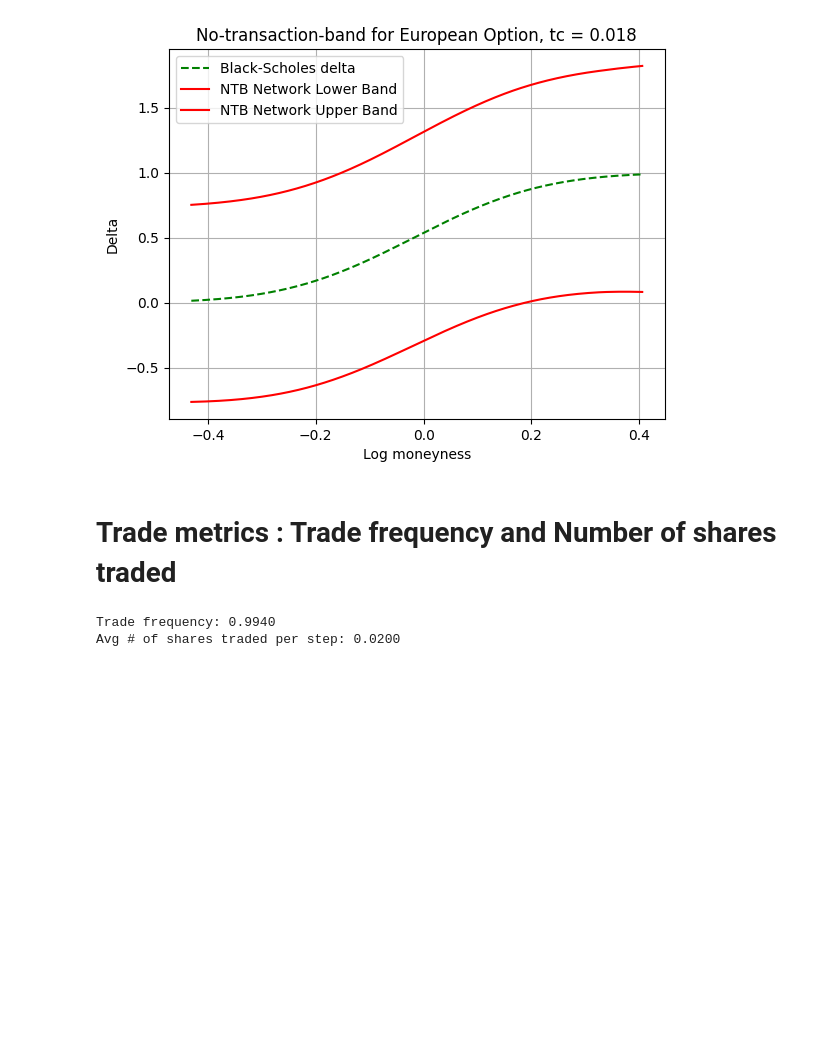
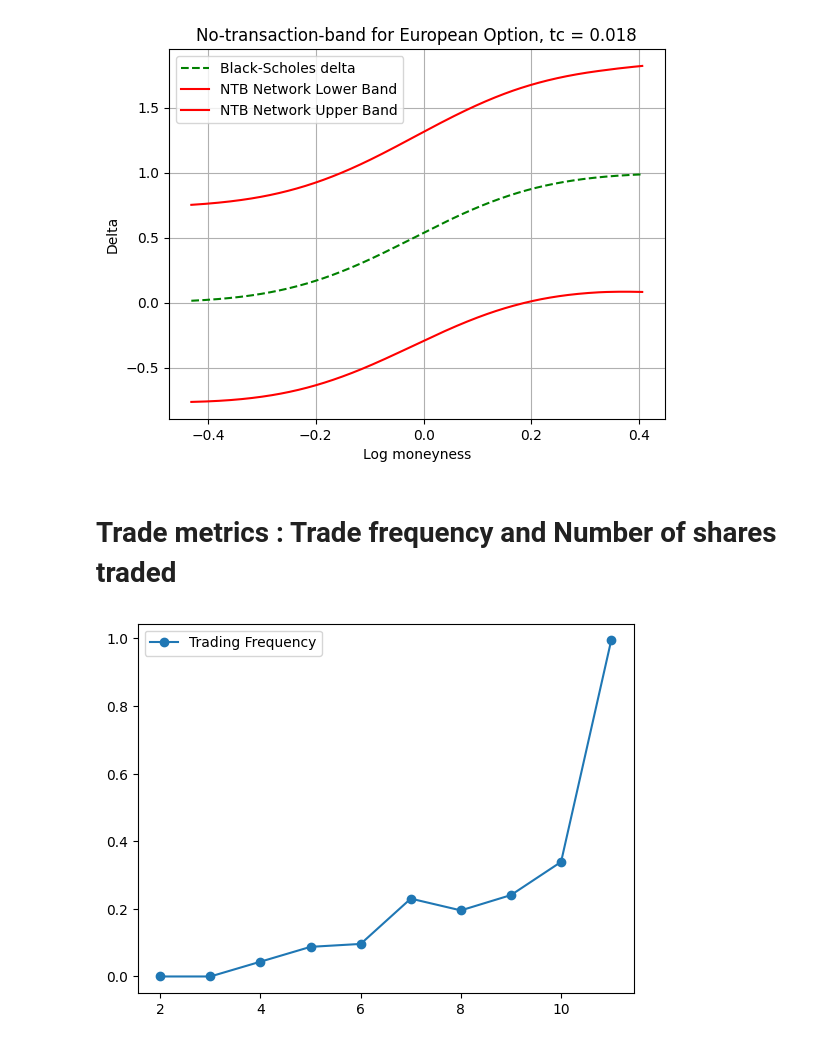
Before and after one commit to JulesArzel/Deep_Hedging_v2, a Jupyter notebook: Deep Reinforcement Learning Approach/Main_Deep_RL_pfhedge.ipynb, the cells around one changed output. Cells and saved outputs as stored; diff of their text form; code cells hidden in the pictures; blank space fills up the shorter version.

Commit message:
plots trading frequency + avg shares

```diff
--- a/Deep Reinforcement Learning Approach/Main_Deep_RL_pfhedge.ipynb
+++ b/Deep Reinforcement Learning Approach/Main_Deep_RL_pfhedge.ipynb
@@ -347,16 +347,49 @@ def compute_avg_num_shares_traded_pfhedge(hedge: torch.Tensor) -> float:
     total_traded = hedge_diff.abs().sum().item()
     total_steps = hedge_diff.numel()
     return total_traded / total_steps
-# %%
-derivative.simulate(n_paths = 1000)
-hedge = hedger_NTBN_0.compute_hedge(derivative)
-hedge = hedge.squeeze(1)  # Now shape is (1000, 251)
-
-trade_freq = compute_trade_frequency_pfhedge(hedge)
-avg_shares = compute_avg_num_shares_traded_pfhedge(hedge)
-
-print(f"Trade frequency: {trade_freq:.4f}")
-print(f"Avg # of shares traded per step: {avg_shares:.4f}")
-# %% [output]
-Trade frequency: 0.9940
-Avg # of shares traded per step: 0.0200
+# %%
+derivative.simulate(n_paths = 1000)
+derivative_2.simulate(n_paths = 1000)
+derivative_3.simulate(n_paths = 1000)
+derivative_4.simulate(n_paths = 1000)
+derivative_5.simulate(n_paths = 1000)
+derivative_6.simulate(n_paths = 1000)
+derivative_7.simulate(n_paths = 1000)
+derivative_8.simulate(n_paths = 1000)
+derivative_9.simulate(n_paths = 1000)
+derivative_10.simulate(n_paths = 1000)
+hedge = hedger_NTBN_0.compute_hedge(derivative)
+hedge = hedge.squeeze(1)  # Now shape is (1000, 251)
+hedge2 = hedger_NTBN_2.compute_hedge(derivative_2)
+hedge2 = hedge2.squeeze(1)  # Now shape is (1000, 251)
+hedge3 = hedger_NTBN_3.compute_hedge(derivative_3)
+hedge3 = hedge3.squeeze(1)  # Now shape is (1000, 251)
+hedge4 = hedger_NTBN_4.compute_hedge(derivative_4)
+hedge4 = hedge4.squeeze(1)  # Now shape is (1000, 251)
+hedge5 = hedger_NTBN_5.compute_hedge(derivative_5)
+hedge5 = hedge5.squeeze(1)  # Now shape is (1000, 251)
+hedge6 = hedger_NTBN_6.compute_hedge(derivative_6)
+hedge6 = hedge6.squeeze(1)  # Now shape is (1000, 251)
+hedge7 = hedger_NTBN_7.compute_hedge(derivative_7)
+hedge7 = hedge7.squeeze(1)  # Now shape is (1000, 251)
+hedge8 = hedger_NTBN_8.compute_hedge(derivative_8)
+hedge8 = hedge8.squeeze(1)  # Now shape is (1000, 251)
+hedge9 = hedger_NTBN_9.compute_hedge(derivative_9)
+hedge9 = hedge9.squeeze(1)  # Now shape is (1000, 251)
+hedge10 = hedger_NTBN_10.compute_hedge(derivative_10)
+hedge10 = hedge10.squeeze(1)  # Now shape is (1000, 251)
+
+trade_freq = []
+trade_freq.append(compute_trade_frequency_pfhedge(hedge))
+avg_shares = []
+avg_shares.append(compute_avg_num_shares_traded_pfhedge(hedge))
+
+for i in range(10,1,-1):
+    trade_freq.append(compute_trade_frequency_pfhedge(eval(f'hedge{i}')))
+    avg_shares.append(compute_avg_num_shares_traded_pfhedge(eval(f'hedge{i}')))
+# %%
+plt.plot(range(11,1,-1),trade_freq, marker='o', label='Trading Frequency')
+plt.legend()
+plt.show()
+# %% [output]
+[figure, added]
```
Also changed, not shown: parts of 1 cell of this notebook.
